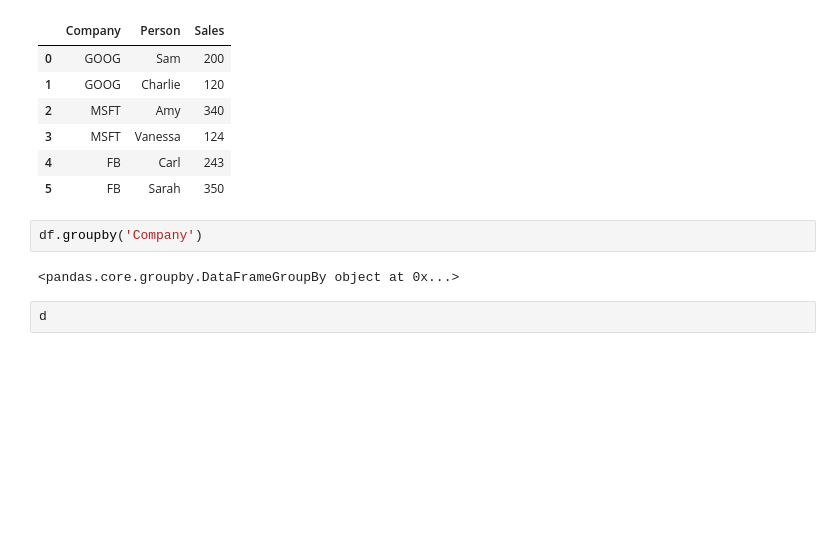
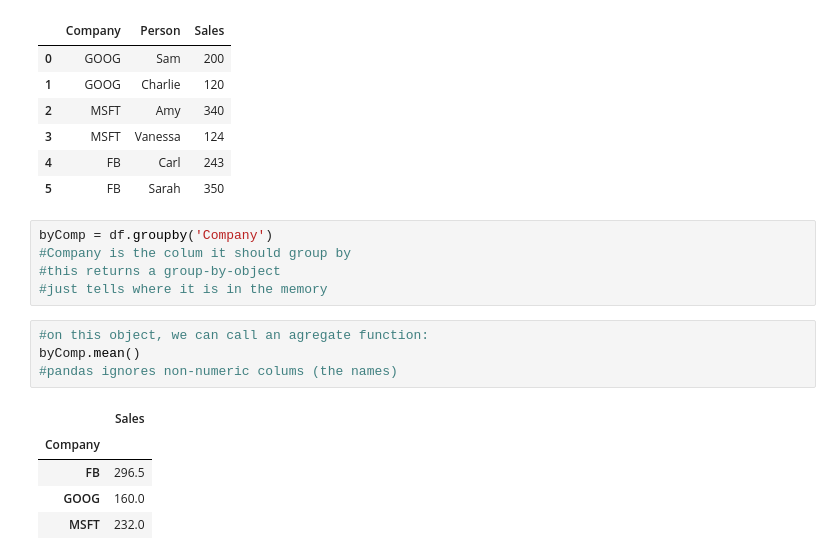
Before and after one commit to woskar/datascience, a Jupyter notebook: Pandas.ipynb, the cells around one changed output. Drawn from its saved outputs; the diff is of its cells as text; blank space fills up the shorter version.

```diff
--- a/Pandas.ipynb
+++ b/Pandas.ipynb
@@ -543,9 +543,18 @@ df
 | 3 | MSFT | Vanessa | 124 |
 | 4 | FB | Carl | 243 |
 | 5 | FB | Sarah | 350 |
-# %%
-df.groupby('Company')
-# %% [output]
-<pandas.core.groupby.DataFrameGroupBy object at 0x...>
-# %%
-d
+# %%
+byComp = df.groupby('Company')
+#Company is the colum it should group by
+#this returns a group-by-object
+#just tells where it is in the memory
+# %%
+#on this object, we can call an agregate function:
+byComp.mean()
+#pandas ignores non-numeric colums (the names)
+# %% [output]
+|  | Sales |
+| Company |  |
+| FB | 296.5 |
+| GOOG | 160.0 |
+| MSFT | 232.0 |
```
Also changed, not shown: parts of 7 cells of this notebook.
